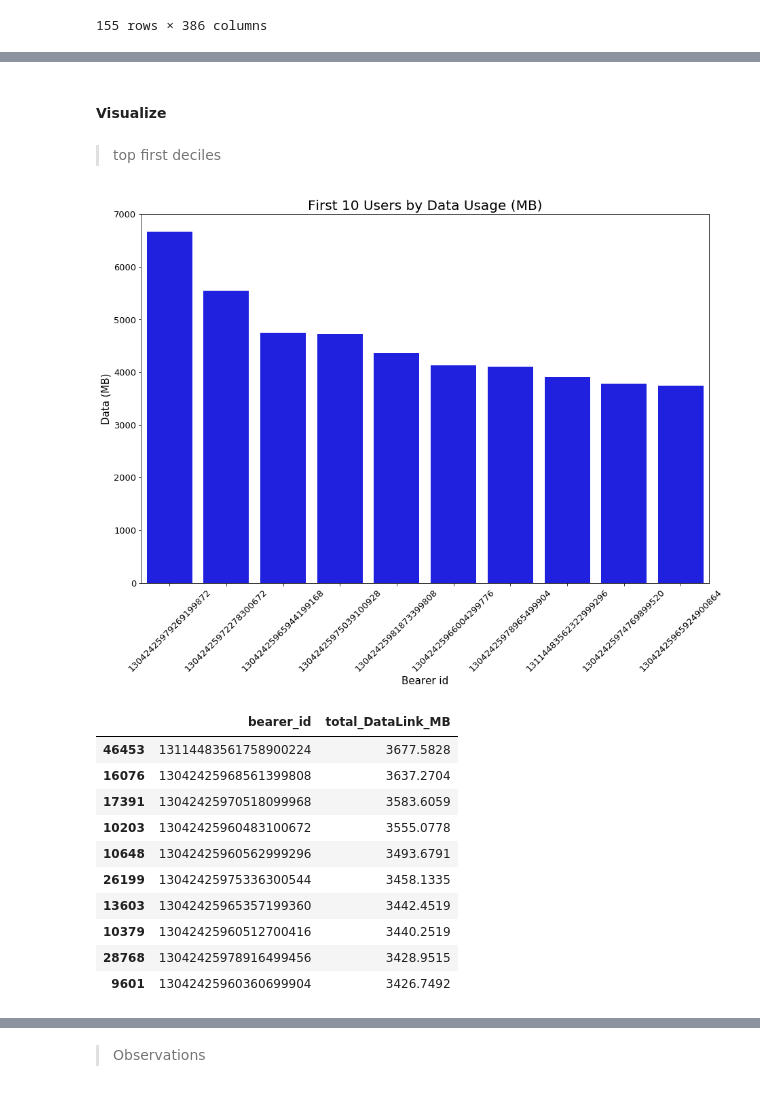
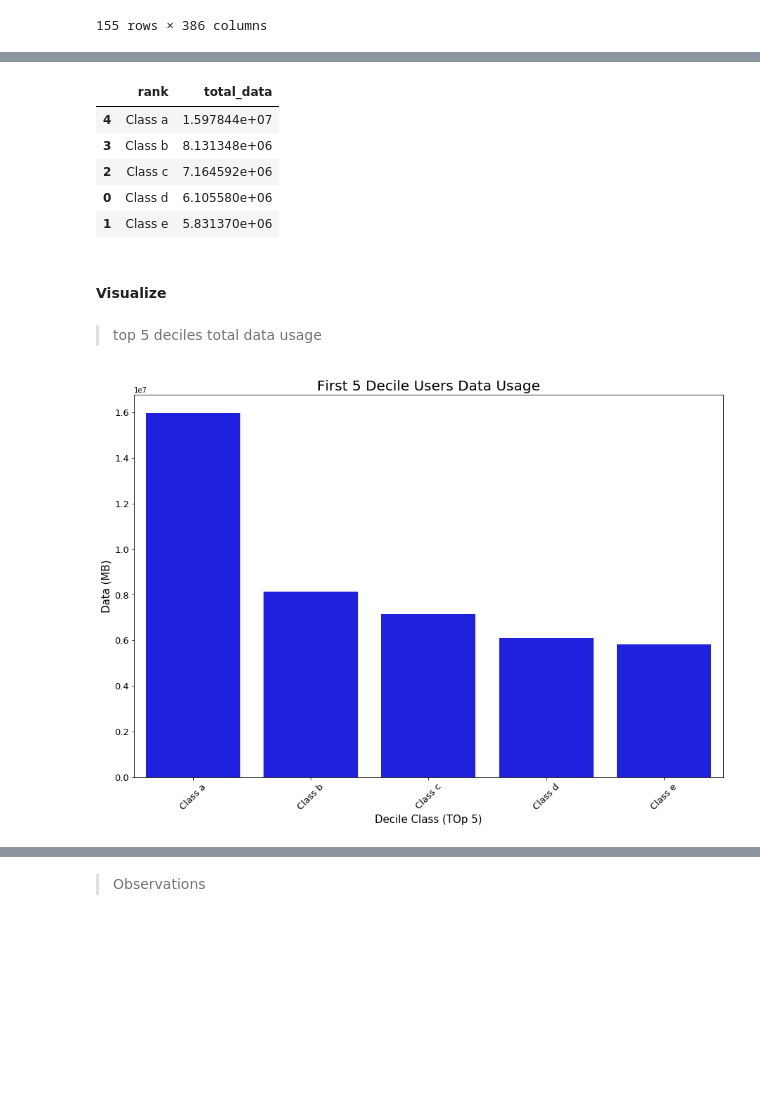
Before and after one commit to Patrick5455/tellco_user_analytics, a Jupyter notebook: analyis/user_overview.ipynb, the cells around one changed output, grey strips where cells are left out. Cells and saved outputs as stored; diff of their text form; code cells hidden in the pictures; blank space fills up the shorter version.

Commit message:
Refactrong User Overview Analysis

```diff
--- a/analyis/user_overview.ipynb
+++ b/analyis/user_overview.ipynb
@@ -446,2 +531,4 @@ top5_deciles['total_DataLink_MB'] =round((((top5_deciles.total_dl__bytes_ + top5
+# %%
+top5_deciles = top5_deciles.query('rank >=5')
 # %%
-top5_deciles = top5_deciles[['bearer_id','total_DataLink_MB']].sort_values(by='total_DataLink_MB', ascending=False)
+top5_deciles = top5_deciles.sort_values('rank', ascending=False)
@@ -491,0 +554,2 @@ top5_Decile.shape[0]
+# %%
+top5_deciles=top5_deciles.groupby('rank')['total_data'].sum().reset_index(name='total_data').sort_values('total_data', ascending=False)
@@ -492,31 +565,28 @@ top5_Decile.shape[0]
+# %%
+top5_deciles['rank'] = ['Class a', 'Class b', 'Class c', 'Class d', 'Class e']
+# %%
+top5_deciles
+# %% [output]
+|  | rank | total_data |
+| 4 | Class a | 1.597844e+07 |
+| 3 | Class b | 8.131348e+06 |
+| 2 | Class c | 7.164592e+06 |
+| 0 | Class d | 6.105580e+06 |
+| 1 | Class e | 5.831370e+06 |
 # %% [markdown]
 ####  Visualize
 # %% [markdown]
-> top first deciles
+> top 5 deciles total data usage
 # %%
 plt.figure(figsize=(15,10))
-sns.barplot(x='bearer_id', y='total_DataLink_MB', data=top1_Decile,
-            order=top1_Decile.bearer_id.tolist(), color='b')
-plt.title('First 10 Users by Data Usage (MB)', fontsize=20)
+sns.barplot(x='rank', y='total_data', data=top5_deciles,
+            order=top5_deciles['rank'], color='b')
+plt.title('First 5 Decile Users Data Usage', fontsize=20)
 plt.ylabel('Data (MB)', fontsize=15)
-plt.xlabel('Bearer id', fontsize=15)
+plt.xlabel('Decile Class (TOp 5)', fontsize=15)
 plt.xticks(rotation=45, fontsize=13)
 plt.yticks(fontsize=13)
-plt.savefig('visuals/firstDecile.png', format='png')
+plt.savefig('visuals/user_overview/first5Deciles.png', format='png')
 plt.show()
 # %% [output]
-[figure, old version]
+[figure, new version]
-# %%
-top2_Decile
-# %% [output]
-|  | bearer_id | total_DataLink_MB |
-| 46453 | 13114483561758900224 | 3677.5828 |
-| 16076 | 13042425968561399808 | 3637.2704 |
-| 17391 | 13042425970518099968 | 3583.6059 |
-| 10203 | 13042425960483100672 | 3555.0778 |
-| 10648 | 13042425960562999296 | 3493.6791 |
-| 26199 | 13042425975336300544 | 3458.1335 |
-| 13603 | 13042425965357199360 | 3442.4519 |
-| 10379 | 13042425960512700416 | 3440.2519 |
-| 28768 | 13042425978916499456 | 3428.9515 |
-| 9601 | 13042425960360699904 | 3426.7492 |
```
Also changed, not shown: parts of 66 cells of this notebook, 18 other files.
